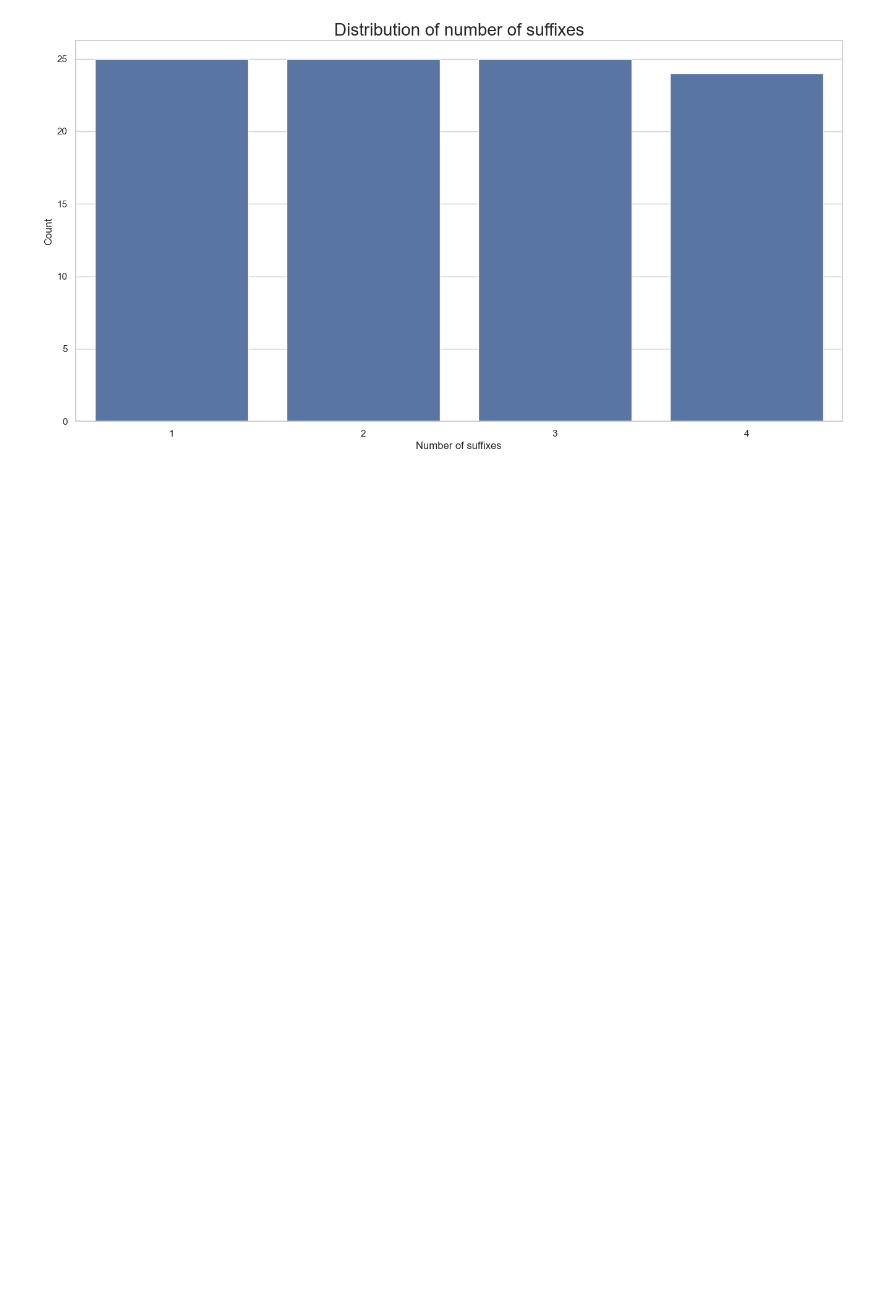
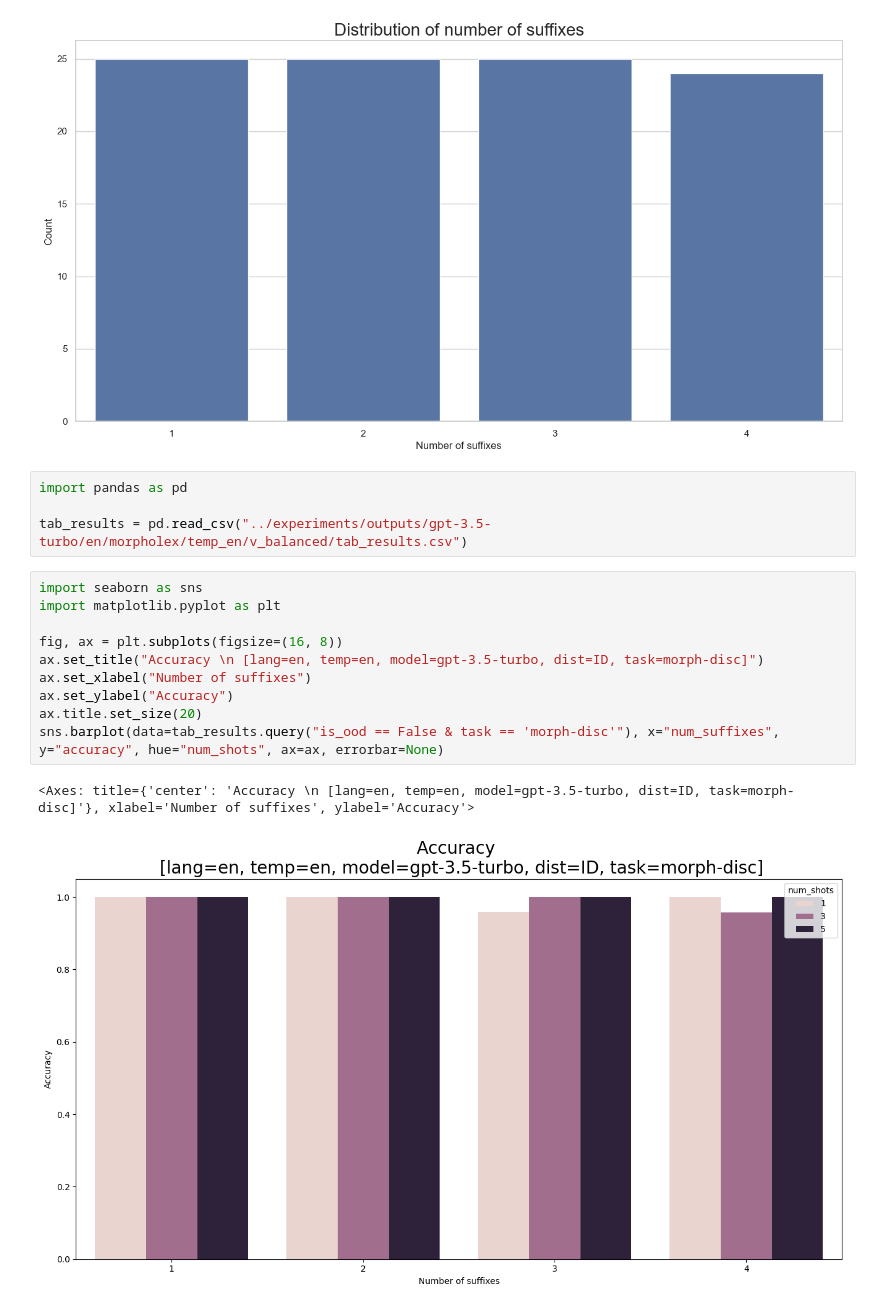
Before and after one commit to mismayil/morph-gen, a Jupyter notebook: src/analysis.ipynb, the cells around one changed output. Saved outputs shown, nothing was run; the diff lists cells and outputs as text; blank space fills up the shorter version.

Commit message:
add balanced en gpt3.5 results

```diff
--- a/src/data.ipynb
+++ b/src/analysis.ipynb
@@ -417,3 +417,20 @@ sns.barplot(dict(number_of_suffixes_counter), ax=ax)
 Counter({1: 25, 2: 25, 3: 25, 4: 24})
 <Axes: title={'center': 'Distribution of number of suffixes'}, xlabel='Number of suffixes', ylabel='Count'>
 [figure]
+# %%
+import pandas as pd
+
+tab_results = pd.read_csv("../experiments/outputs/gpt-3.5-turbo/en/morpholex/temp_en/v_balanced/tab_results.csv")
+# %%
+import seaborn as sns
+import matplotlib.pyplot as plt
+
+fig, ax = plt.subplots(figsize=(16, 8))
+ax.set_title("Accuracy \n [lang=en, temp=en, model=gpt-3.5-turbo, dist=ID, task=morph-disc]")
+ax.set_xlabel("Number of suffixes")
+ax.set_ylabel("Accuracy")
+ax.title.set_size(20)
+sns.barplot(data=tab_results.query("is_ood == False & task == 'morph-disc'"), x="num_suffixes", y="accuracy", hue="num_shots", ax=ax, errorbar=None)
+# %% [output]
+<Axes: title={'center': 'Accuracy \n [lang=en, temp=en, model=gpt-3.5-turbo, dist=ID, task=morph-disc]'}, xlabel='Number of suffixes', ylabel='Accuracy'>
+[figure, added]
```
Also changed, not shown: parts of 7 cells of this notebook, 38 other files.
